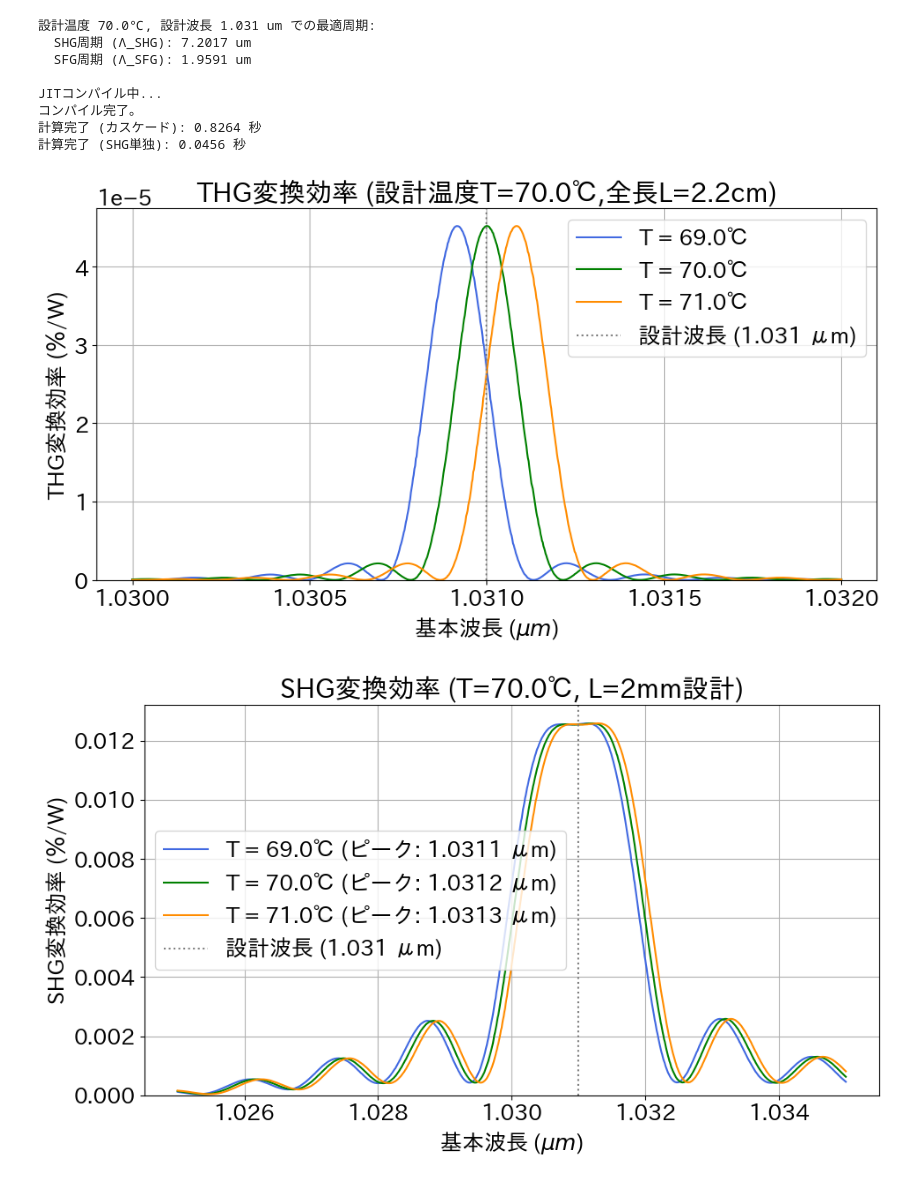
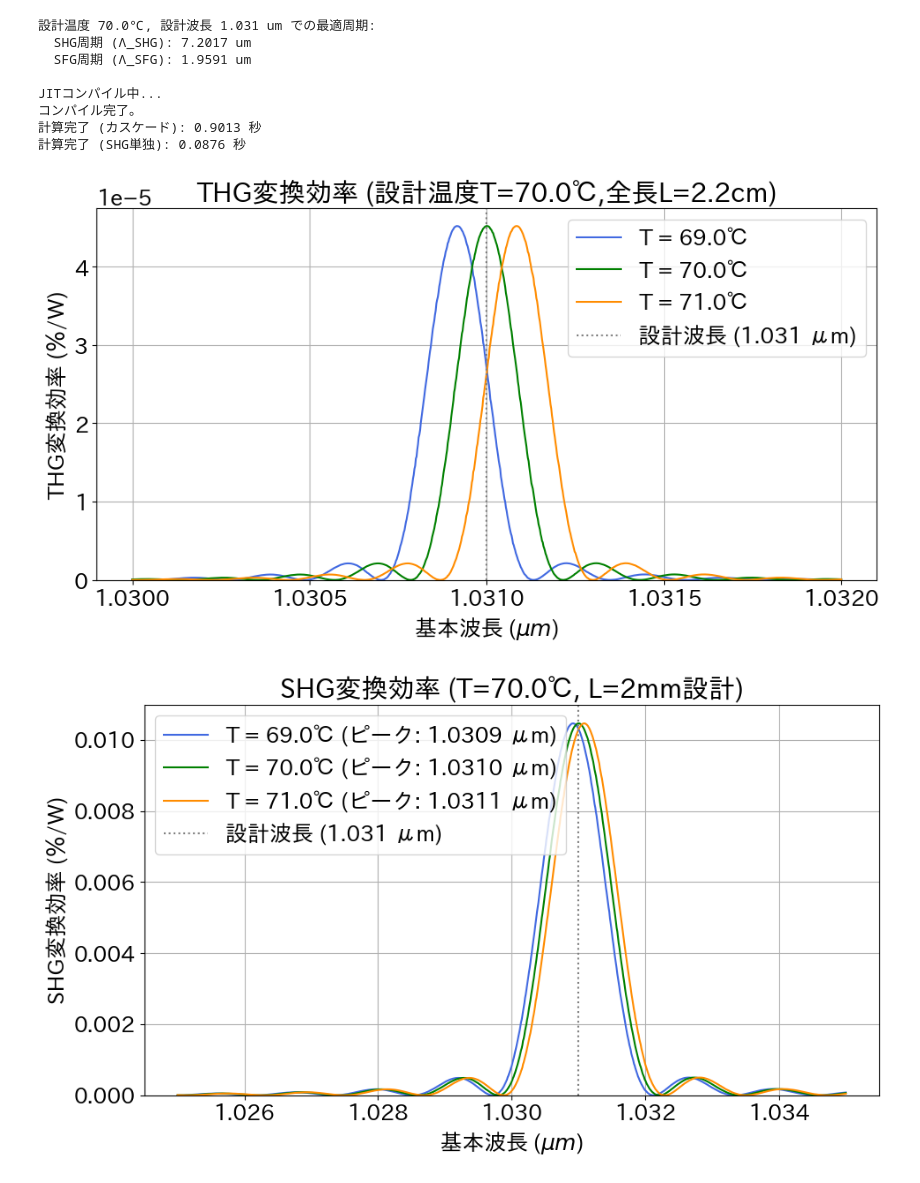
Before and after one commit to Xo1otl/qpm, a Jupyter notebook: examples/ideal_thg.ipynb, the cells around one changed output. Cells and saved outputs as stored; diff of their text form; code cells hidden in the pictures.

```diff
--- a/examples/ideal_thg.ipynb
+++ b/examples/ideal_thg.ipynb
@@ -65,8 +65,10 @@ def run_and_plot():
 
     # --- 4. 部品を組み合わせて構造を定義し、パディングとスタックを行う ---
     superlattice_cascade = jnp.concatenate([shg_section, sfg_section], axis=0)
+    # superlattice_shg_only = jnp.concatenate(
+    #     [shg_section, blank_section], axis=0)
     superlattice_shg_only = jnp.concatenate(
-        [shg_section, blank_section], axis=0)
+        [shg_section_original, blank_section], axis=0)
 
     lattices = [superlattice_cascade, superlattice_shg_only]
     max_len = max(l.shape[0] for l in lattices)
@@ -104,6 +106,7 @@ def run_and_plot():
     start_time_shg = time.time()
     results_shg_only = vmapped_propagate(
         superlattices[1:2], temperatures, wavelengths_wide)
+    results_shg_only = results_shg_only * 1.07 / 2.84  # 野呂さんが行っていた補正
     results_shg_squeezed = jnp.squeeze(
         results_shg_only.block_until_ready(), axis=0)
     # NOTE: ％/Wにするため100倍
@@ -139,36 +142,36 @@ def run_and_plot():
 
     for i, temp in enumerate(temperatures):
         peak_idx = jnp.argmax(shg_efficiencies_wide[i])
         peak_wl = wavelengths_wide[peak_idx]
         peak_eff = shg_efficiencies_wide[i][peak_idx]
         plt.plot(wavelengths_wide, shg_efficiencies_wide[i],
                  label=f"T = {temp}℃ (ピーク: {peak_wl:.4f} μm)", color=colors[i])
 
     plt.axvline(x=DESIGN_WAVELENGTH, color='gray', linestyle=':',
                 label=f'設計波長 ({DESIGN_WAVELENGTH} μm)')
     plt.xlabel(r"基本波長 ($\mu m$)")
     plt.ylabel(r"SHG変換効率 (％/W)")
     plt.legend()
     plt.grid(True)
     plt.ylim(bottom=0)
     plt.tight_layout()
 
     plt.show()
 
 
 if __name__ == '__main__':
     run_and_plot()
 # %% [output]
 設計温度 70.0℃, 設計波長 1.031 um での最適周期:
   SHG周期 (Λ_SHG): 7.2017 um
   SFG周期 (Λ_SFG): 1.9591 um
 
 JITコンパイル中...
 コンパイル完了。
-計算完了 (カスケード): 0.8264 秒
-計算完了 (SHG単独): 0.0456 秒
+計算完了 (カスケード): 0.9013 秒
+計算完了 (SHG単独): 0.0876 秒
 [figure]
-[figure, old version]
+[figure, new version]
 # %%
 import jax.numpy as jnp
 import matplotlib.pyplot as plt
```
Also changed, not shown: parts of 1 cell of this notebook.
